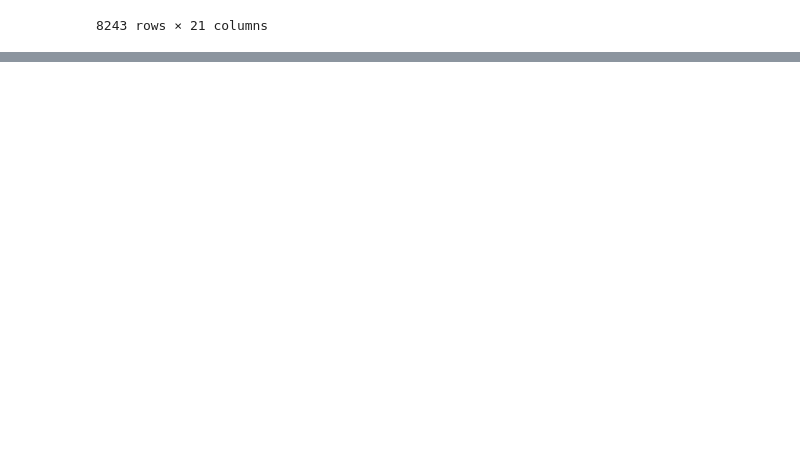
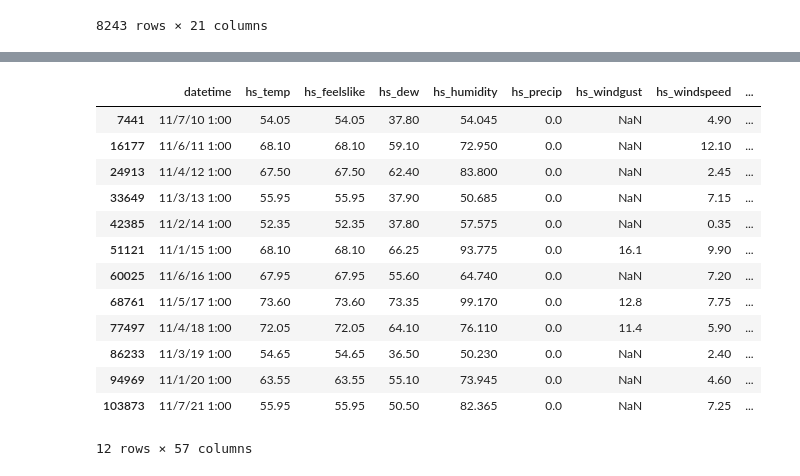
Before and after one commit to energy-demand-forecast/energy_demand_forecast, a Jupyter notebook: gregs_directory/gregs_scratchpad.ipynb, the cells around one changed output, grey strips where cells are left out. Saved outputs shown, nothing was run; the diff lists cells and outputs as text; code cells hidden in the pictures; blank space fills up the shorter version.

```diff
--- a/gregs_directory/gregs_scratchpad.ipynb
+++ b/gregs_directory/gregs_scratchpad.ipynb
@@ -432,0 +427,19 @@ df.to_csv('clean_weather_df.csv')
+# %%
+df2 = pd.read_csv('clean_weather_df_2.csv')
+# %%
+df2[df2.duplicated()]
+# %% [output]
+|  | datetime | hs_temp | hs_feelslike | hs_dew | hs_humidity | hs_precip | hs_windgust | hs_windspeed | ... |
+| 7441 | 11/7/10 1:00 | 54.05 | 54.05 | 37.80 | 54.045 | 0.0 | NaN | 4.90 | ... |
+| 16177 | 11/6/11 1:00 | 68.10 | 68.10 | 59.10 | 72.950 | 0.0 | NaN | 12.10 | ... |
+| 24913 | 11/4/12 1:00 | 67.50 | 67.50 | 62.40 | 83.800 | 0.0 | NaN | 2.45 | ... |
+| 33649 | 11/3/13 1:00 | 55.95 | 55.95 | 37.90 | 50.685 | 0.0 | NaN | 7.15 | ... |
+| 42385 | 11/2/14 1:00 | 52.35 | 52.35 | 37.80 | 57.575 | 0.0 | NaN | 0.35 | ... |
+| 51121 | 11/1/15 1:00 | 68.10 | 68.10 | 66.25 | 93.775 | 0.0 | 16.1 | 9.90 | ... |
+| 60025 | 11/6/16 1:00 | 67.95 | 67.95 | 55.60 | 64.740 | 0.0 | NaN | 7.20 | ... |
+| 68761 | 11/5/17 1:00 | 73.60 | 73.60 | 73.35 | 99.170 | 0.0 | 12.8 | 7.75 | ... |
+| 77497 | 11/4/18 1:00 | 72.05 | 72.05 | 64.10 | 76.110 | 0.0 | 11.4 | 5.90 | ... |
+| 86233 | 11/3/19 1:00 | 54.65 | 54.65 | 36.50 | 50.230 | 0.0 | NaN | 2.40 | ... |
+| 94969 | 11/1/20 1:00 | 63.55 | 63.55 | 55.10 | 73.945 | 0.0 | NaN | 4.60 | ... |
+| 103873 | 11/7/21 1:00 | 55.95 | 55.95 | 50.50 | 82.365 | 0.0 | NaN | 7.25 | ... |
+12 rows × 57 columns
```
Also changed, not shown: parts of 11 cells of this notebook, 2 other files.
